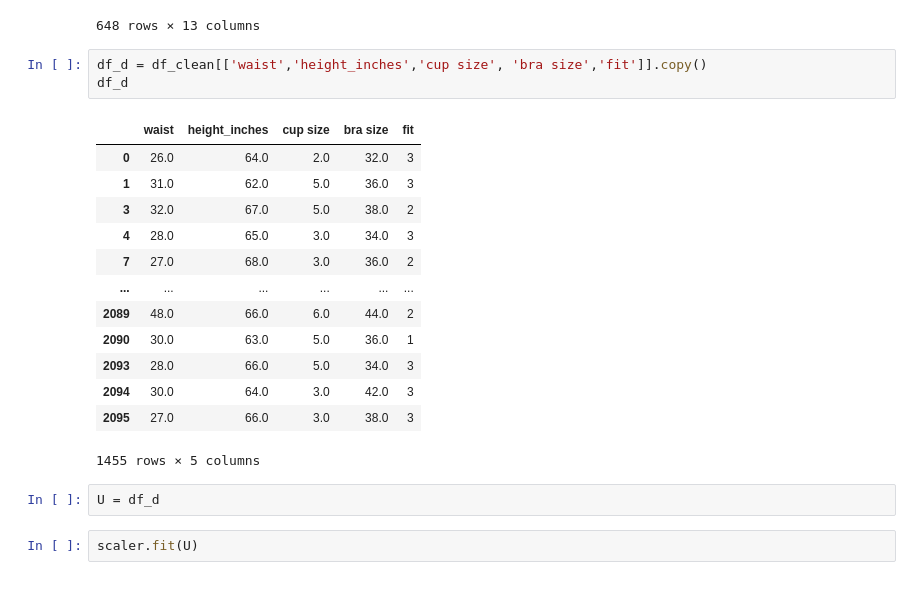
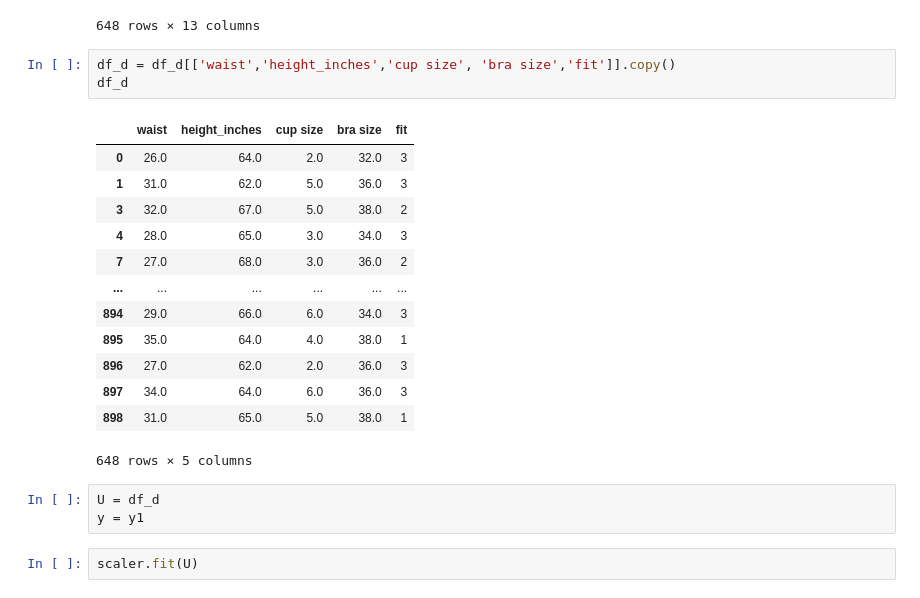
Before and after one commit to emicervantes/FashionDataProject, a Jupyter notebook: Scripts/fashionModeling2.ipynb, the cells around one changed output. Saved outputs shown, nothing was run; the diff lists cells and outputs as text.

```diff
--- a/Scripts/fashionModeling2.ipynb
+++ b/Scripts/fashionModeling2.ipynb
@@ -407,24 +385,25 @@ df_d
 | 898 | 400541 | 1 | 31.0 | 13 | 5.0 | 5.0 | 41.0 | 38.0 | 65.0 | 5.0 | ... |
 648 rows × 13 columns
 # %%
-df_d = df_clean[['waist','height_inches','cup size', 'bra size','fit']].copy()
+df_d = df_d[['waist','height_inches','cup size', 'bra size','fit']].copy()
 df_d
 # %% [output]
 |  | waist | height_inches | cup size | bra size | fit |
 | 0 | 26.0 | 64.0 | 2.0 | 32.0 | 3 |
 | 1 | 31.0 | 62.0 | 5.0 | 36.0 | 3 |
 | 3 | 32.0 | 67.0 | 5.0 | 38.0 | 2 |
 | 4 | 28.0 | 65.0 | 3.0 | 34.0 | 3 |
 | 7 | 27.0 | 68.0 | 3.0 | 36.0 | 2 |
 | ... | ... | ... | ... | ... | ... |
-| 2089 | 48.0 | 66.0 | 6.0 | 44.0 | 2 |
-| 2090 | 30.0 | 63.0 | 5.0 | 36.0 | 1 |
-| 2093 | 28.0 | 66.0 | 5.0 | 34.0 | 3 |
-| 2094 | 30.0 | 64.0 | 3.0 | 42.0 | 3 |
-| 2095 | 27.0 | 66.0 | 3.0 | 38.0 | 3 |
+| 894 | 29.0 | 66.0 | 6.0 | 34.0 | 3 |
+| 895 | 35.0 | 64.0 | 4.0 | 38.0 | 1 |
+| 896 | 27.0 | 62.0 | 2.0 | 36.0 | 3 |
+| 897 | 34.0 | 64.0 | 6.0 | 36.0 | 3 |
+| 898 | 31.0 | 65.0 | 5.0 | 38.0 | 1 |
-1455 rows × 5 columns
+648 rows × 5 columns
 # %%
 U = df_d
+y = y1
 # %%
 scaler.fit(U)
 # %% [output]
```
Also changed, not shown: parts of 30 cells of this notebook.
